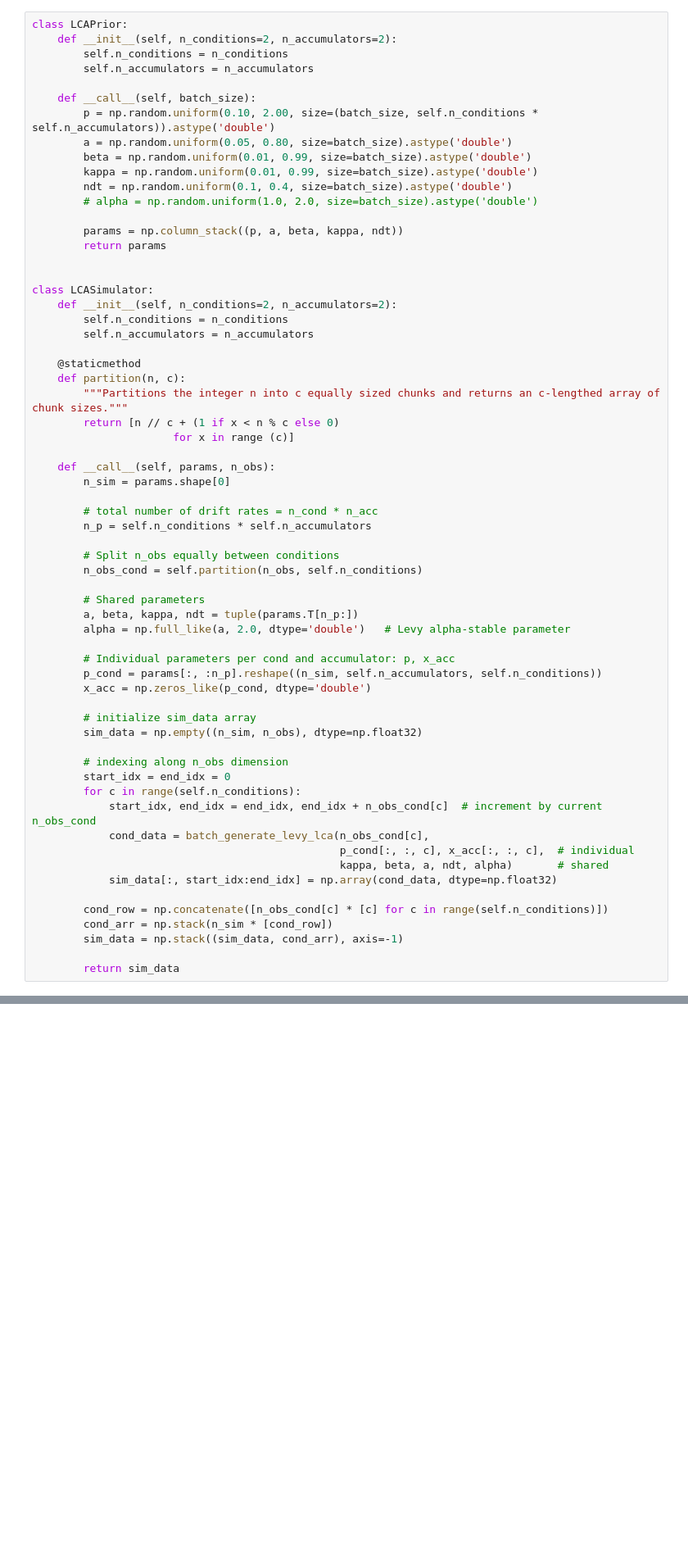
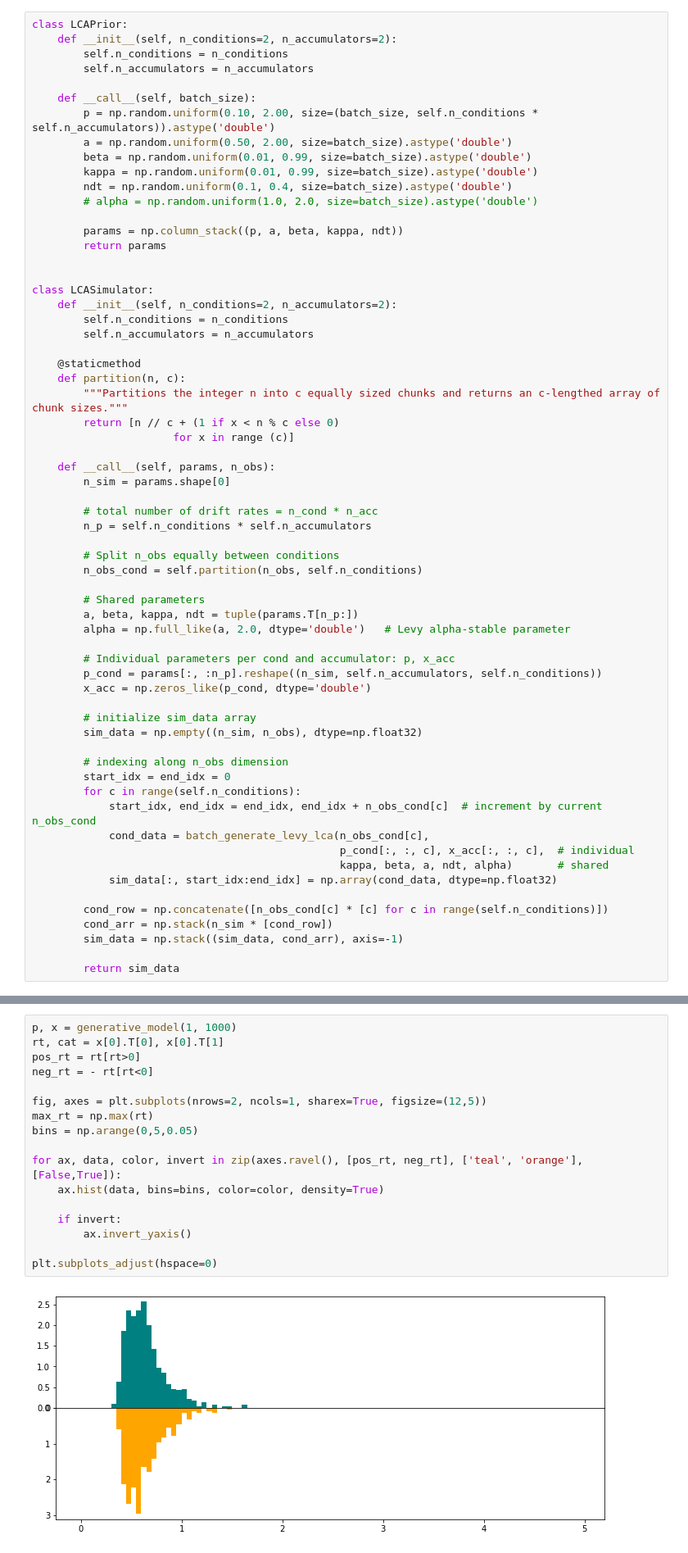
Before and after one commit to marvinschmitt/LCAEstimation, a Jupyter notebook: accumulator_meta.ipynb, the cells around one changed output, grey strips where cells are left out. Shown: that part at 82% size. Drawn from its saved outputs; the diff is of its cells as text; blank space fills up the shorter version.

Commit message:
add LCA plot

```diff
--- a/accumulator_meta.ipynb
+++ b/accumulator_meta.ipynb
@@ -46,7 +48,7 @@ class LCAPrior:
 
     def __call__(self, batch_size):
         p = np.random.uniform(0.10, 2.00, size=(batch_size, self.n_conditions * self.n_accumulators)).astype('double')
-        a = np.random.uniform(0.05, 0.80, size=batch_size).astype('double')
+        a = np.random.uniform(0.50, 2.00, size=batch_size).astype('double')
         beta = np.random.uniform(0.01, 0.99, size=batch_size).astype('double')
         kappa = np.random.uniform(0.01, 0.99, size=batch_size).astype('double')
         ndt = np.random.uniform(0.1, 0.4, size=batch_size).astype('double')
@@ -177,0 +175,19 @@ print(p.shape, x.shape)
+# %%
+p, x = generative_model(1, 1000)
+rt, cat = x[0].T[0], x[0].T[1]
+pos_rt = rt[rt>0]
+neg_rt = - rt[rt<0]
+
+fig, axes = plt.subplots(nrows=2, ncols=1, sharex=True, figsize=(12,5))
+max_rt = np.max(rt)
+bins = np.arange(0,5,0.05)
+
+for ax, data, color, invert in zip(axes.ravel(), [pos_rt, neg_rt], ['teal', 'orange'],  [False,True]):
+    ax.hist(data, bins=bins, color=color, density=True)
+
+    if invert:
+        ax.invert_yaxis()
+
+plt.subplots_adjust(hspace=0)
+# %% [output]
+[figure, added]
```
Also changed, not shown: parts of 6 cells of this notebook.
